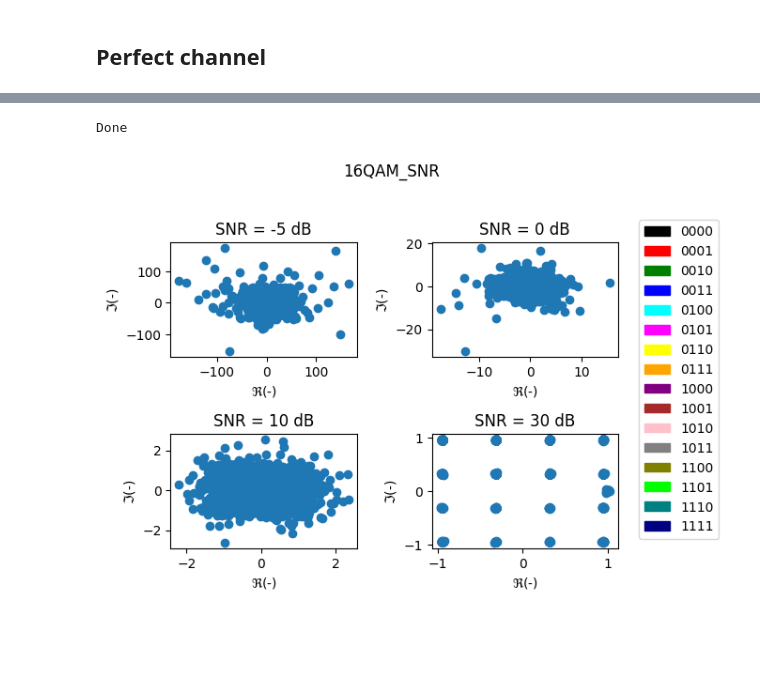
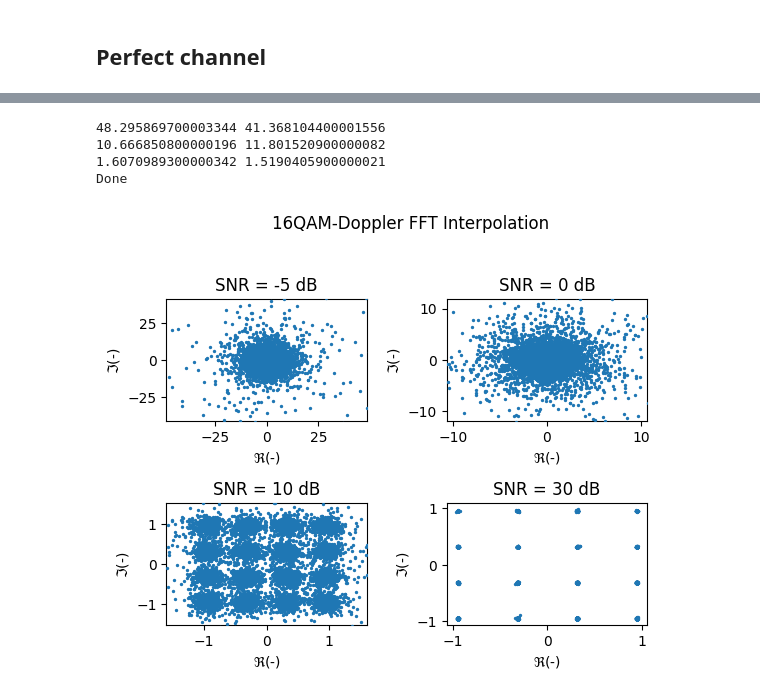
Before and after one commit to DiegoSanzB/EL7041_Project_2, a Jupyter notebook: test.ipynb, the cells around one changed output, grey strips where cells are left out. Drawn from its saved outputs; the diff is of its cells as text; code cells hidden in the pictures; blank space fills up the shorter version.

```diff
--- a/test.ipynb
+++ b/test.ipynb
@@ -322,8 +673,8 @@ Done
 # %%
-data = pd.read_csv('results/QPSK_eq_rayleigh_perfect.csv')
+data = pd.read_csv('results/QPSK_eq_rayleigh_fft.csv')
 # create a 2x2 grid of subplots
 fig, axs = plt.subplots(2, 2)
-fig.suptitle("16QAM_SNR")
+fig.suptitle("QPSK-Rayleigh FFT Interpolation")
 # Get the SNR values
 # Iterate over the subplots
 for i in range(4):
@@ -332,19 +683,26 @@ for i in range(4):
     ax.set_title("SNR = " + str(SNR[i]) + " dB")
     ax.set_xlabel(r"$\Re$(-)")
     ax.set_ylabel(r"$\Im$(-)")
-    # ax.set_xlim(-1.70, 1.7)  # Set limits for the x-axis
-    # ax.set_ylim(-1.5, 2)  # Set limits for the y-axis
+    # ax.set_xlim(-1.7, 1.7)  # Set limits for the x-axis
+    # ax.set_ylim(-2, 2)  # Set limits for the y-axis
     # Separate coordinates and get them as a numpy array
     real = data[f"{SNR[i]}_re"].to_numpy()
     imag = data[f"{SNR[i]}_im"].to_numpy()
+
+    if i in [0, 1, 2, 3]:
+        x_max = np.percentile(real, 99.9)
+        y_max = np.percentile(imag, 99.9)
+        ax.set_xlim(-x_max, x_max)
+        ax.set_ylim(-y_max, y_max)
+        print(x_max, y_max)
     # Plot the data
-    ax.scatter(real, imag, zorder = 7)
+    ax.scatter(real, imag, zorder = 7, s=s)
 # Set legend outside the plot
-fig.legend(handles=LEG16, bbox_to_anchor=(0.9, 0.5), loc='center left')
+# fig.legend(handles=LEG16, bbox_to_anchor=(0.9, 0.5), loc='center left')
 # Adjust layout to prevent overlap with the title
 plt.tight_layout(rect=[0, 0, 0.9, 0.95])
 # print("Done")
-# plt.savefig('results/16QAM_DOPPLER.png')
+plt.savefig('results/QPSK_RAYLEIGH_FFT.png', bbox_inches='tight')
 print("Done")
 plt.show()
 # %% [output]
@@ -353,32 +715,44 @@ Done
 # %%
-data = pd.read_csv('results/16QAM_eq_doppler_perfect.csv')
+data = pd.read_csv('results/16QAM_eq_doppler_fft.csv')
 # create a 2x2 grid of subplots
 fig, axs = plt.subplots(2, 2)
-fig.suptitle("16QAM_SNR")
+fig.suptitle("16QAM-Doppler FFT Interpolation")
 # Get the SNR values
 # Iterate over the subplots
 for i in range(4):
     # Select the subplot
     ax = axs[i // 2, i % 2]
     ax.set_title("SNR = " + str(SNR[i]) + " dB")
     ax.set_xlabel(r"$\Re$(-)")
     ax.set_ylabel(r"$\Im$(-)")
-    # ax.set_xlim(-1.70, 1.7)  # Set limits for the x-axis
-    # ax.set_ylim(-1.5, 2)  # Set limits for the y-axis
+    # ax.set_xlim(-1.7, 1.7)  # Set limits for the x-axis
+    # ax.set_ylim(-2, 2)  # Set limits for the y-axis
+    # ax.set_xlim(-5, 5)
+    # ax.set_ylim(-5, 5)
     # Separate coordinates and get them as a numpy array
     real = data[f"{SNR[i]}_re"].to_numpy()
     imag = data[f"{SNR[i]}_im"].to_numpy()
+
+    if i in [0, 1, 2]:
+        x_max = np.percentile(real, 99.9)
+        y_max = np.percentile(imag, 99.9)
+        ax.set_xlim(-x_max, x_max)
+        ax.set_ylim(-y_max, y_max)
+        print(x_max, y_max)
     # Plot the data
-    ax.scatter(real, imag, zorder = 7)
+    ax.scatter(real, imag, zorder = 7, s=s)
 # Set legend outside the plot
-fig.legend(handles=LEG16, bbox_to_anchor=(0.9, 0.5), loc='center left')
+# fig.legend(handles=LEG16, bbox_to_anchor=(0.9, 0.5), loc='center left')
 # Adjust layout to prevent overlap with the title
 plt.tight_layout(rect=[0, 0, 0.9, 0.95])
 # print("Done")
-# plt.savefig('results/16QAM_DOPPLER.png')
+plt.savefig('results/16QAM_DOPPLER_FFT.png', bbox_inches='tight')
 print("Done")
 plt.show()
 # %% [output]
+48.295869700003344 41.368104400001556
+10.666850800000196 11.801520900000082
+1.6070989300000342 1.5190405900000021
 Done
-[figure, old version]
+[figure, new version]
 # %%
```
Also changed, not shown: parts of 24 cells of this notebook.
